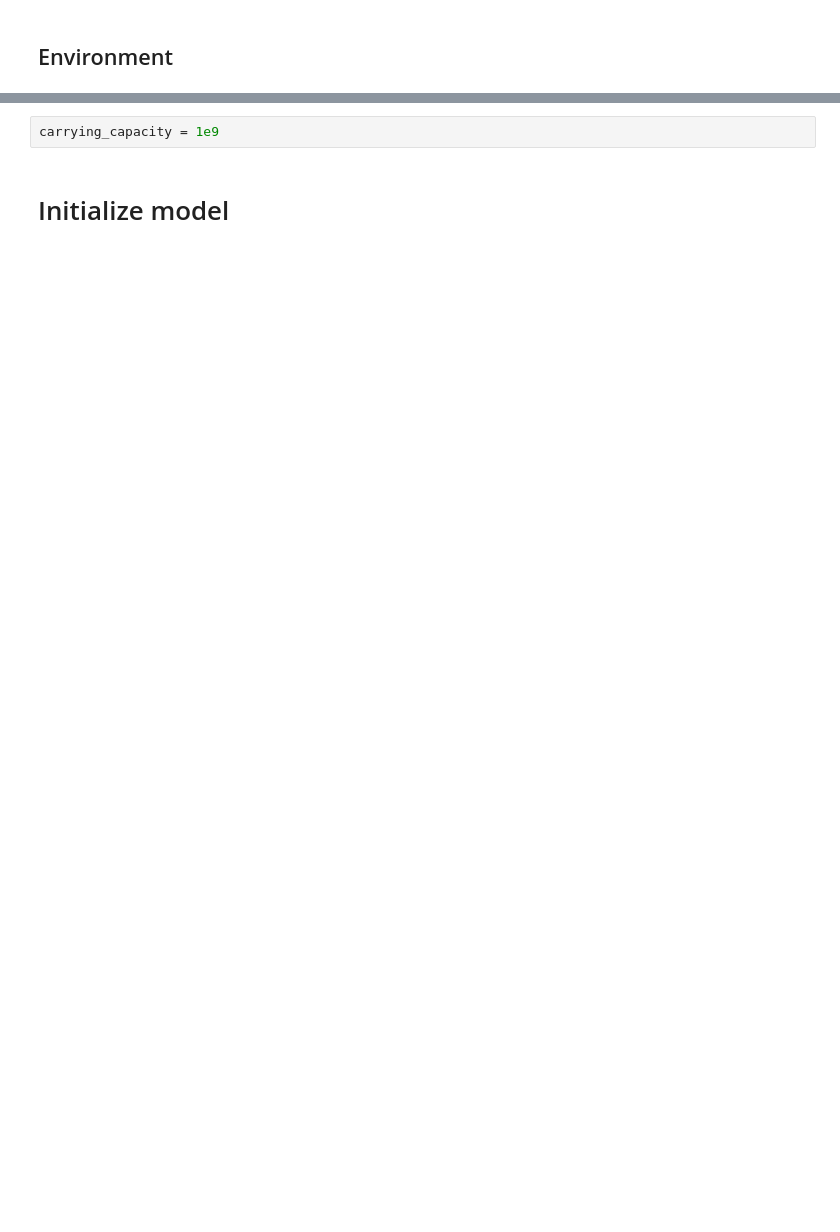
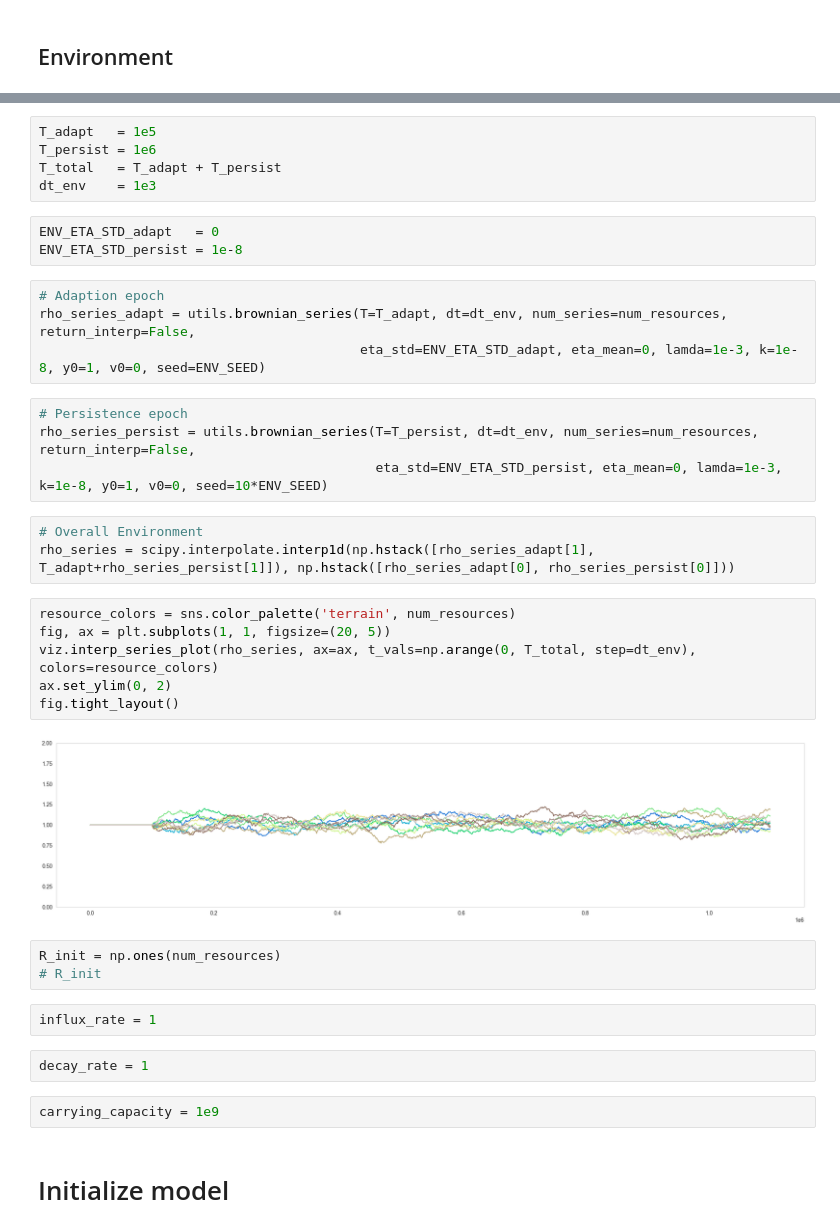
Before and after one commit to ryansmcgee/ecoevocrm, a Jupyter notebook: src/ecoevocrm/notebooks/solomon/2024-01-06_persistence-experiment_dev.ipynb, the cells around one changed output, grey strips where cells are left out. Saved outputs shown, nothing was run; the diff lists cells and outputs as text; blank space fills up the shorter version.

Commit message:
Minor fixes and confirmation that very basic consumer resource scenario (a la Tikhonov lab) still works in updated framework.

```diff
--- a/src/ecoevocrm/notebooks/solomon/2024-01-06_persistence-experiment_dev.ipynb
+++ b/src/ecoevocrm/notebooks/solomon/2024-01-06_persistence-experiment_dev.ipynb
@@ -99,3 +59,37 @@ decay_rates = 1
+# %%
+T_adapt   = 1e5
+T_persist = 1e6
+T_total   = T_adapt + T_persist
+dt_env    = 1e3
+# %%
+ENV_ETA_STD_adapt   = 0
+ENV_ETA_STD_persist = 1e-8
+# %%
+# Adaption epoch
+rho_series_adapt = utils.brownian_series(T=T_adapt, dt=dt_env, num_series=num_resources, return_interp=False,
+                                         eta_std=ENV_ETA_STD_adapt, eta_mean=0, lamda=1e-3, k=1e-8, y0=1, v0=0, seed=ENV_SEED)
+# %%
+# Persistence epoch
+rho_series_persist = utils.brownian_series(T=T_persist, dt=dt_env, num_series=num_resources, return_interp=False,
+                                           eta_std=ENV_ETA_STD_persist, eta_mean=0, lamda=1e-3, k=1e-8, y0=1, v0=0, seed=10*ENV_SEED)
+# %%
+# Overall Environment
+rho_series = scipy.interpolate.interp1d(np.hstack([rho_series_adapt[1], T_adapt+rho_series_persist[1]]), np.hstack([rho_series_adapt[0], rho_series_persist[0]]))
+# %%
+resource_colors = sns.color_palette('terrain', num_resources)
+fig, ax = plt.subplots(1, 1, figsize=(20, 5))
+viz.interp_series_plot(rho_series, ax=ax, t_vals=np.arange(0, T_total, step=dt_env), colors=resource_colors)
+ax.set_ylim(0, 2)
+fig.tight_layout()
+# %% [output]
+[figure, added]
+# %%
+R_init = np.ones(num_resources)
+# R_init
+# %%
+influx_rate = 1
+# %%
+decay_rate = 1
 # %%
 carrying_capacity = 1e9
 # %% [markdown]
```
Also changed, not shown: parts of 26 cells of this notebook, 3 other files.
